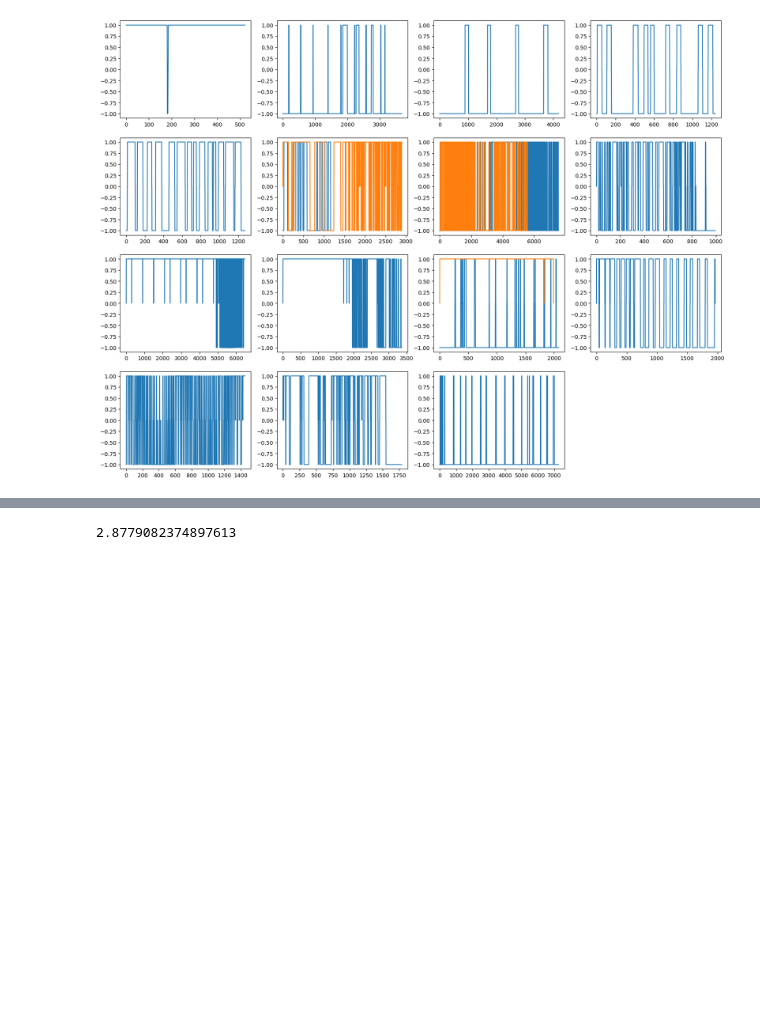
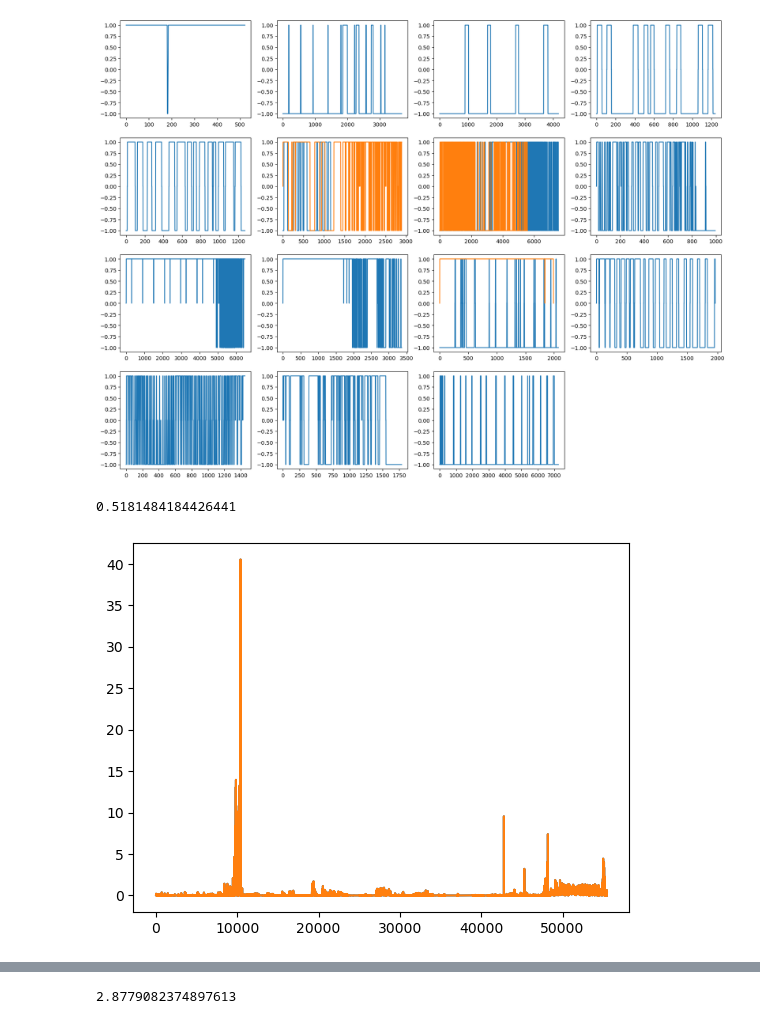
Before and after one commit to Hong-01/EE4C12-Epileptic-Seizure-Detection-using-EEG, a Jupyter notebook: Cluster.ipynb, the cells around one changed output, grey strips where cells are left out. Drawn from its saved outputs; the diff is of its cells as text; code cells hidden in the pictures; blank space fills up the shorter version.

```diff
--- a/Cluster.ipynb
+++ b/Cluster.ipynb
@@ -157,2 +186,11 @@ for i in range(Patient_num):
 # %% [output]
 [figure]
+# %%
+data.iloc[:, -2].std()
+# %% [output]
+0.5181484184426441
+# %%
+plt.plot(data.iloc[:, -2])
+plt.show()
+# %% [output]
+[figure, added]
```
Also changed, not shown: parts of 7 cells of this notebook, 1 other file.
